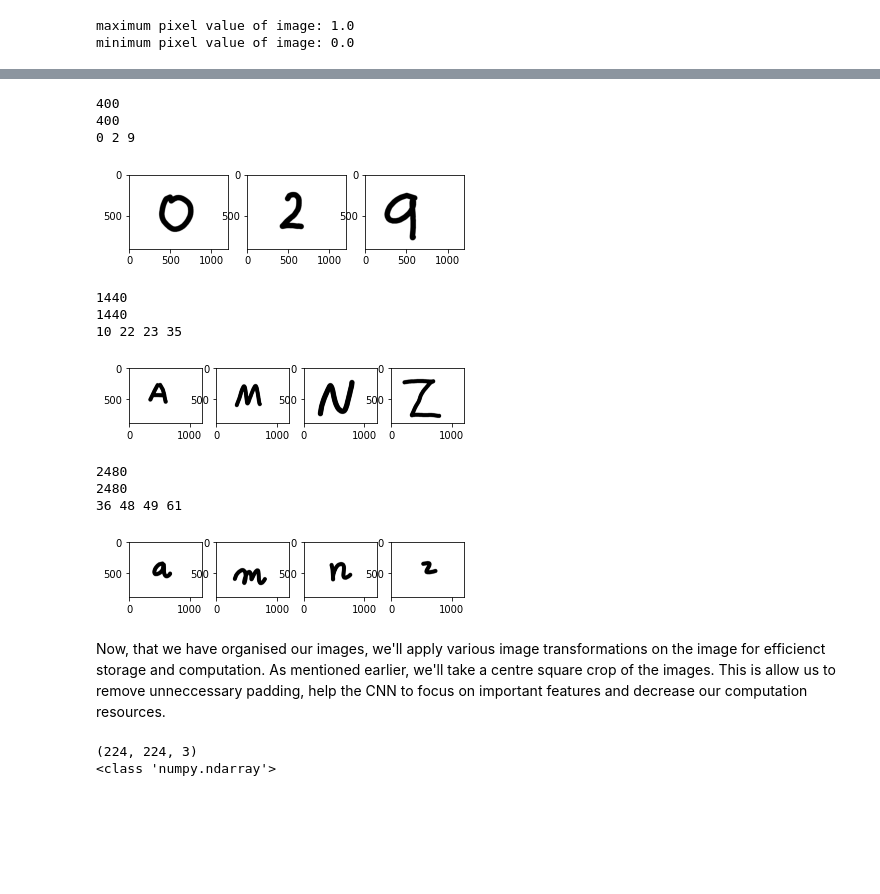
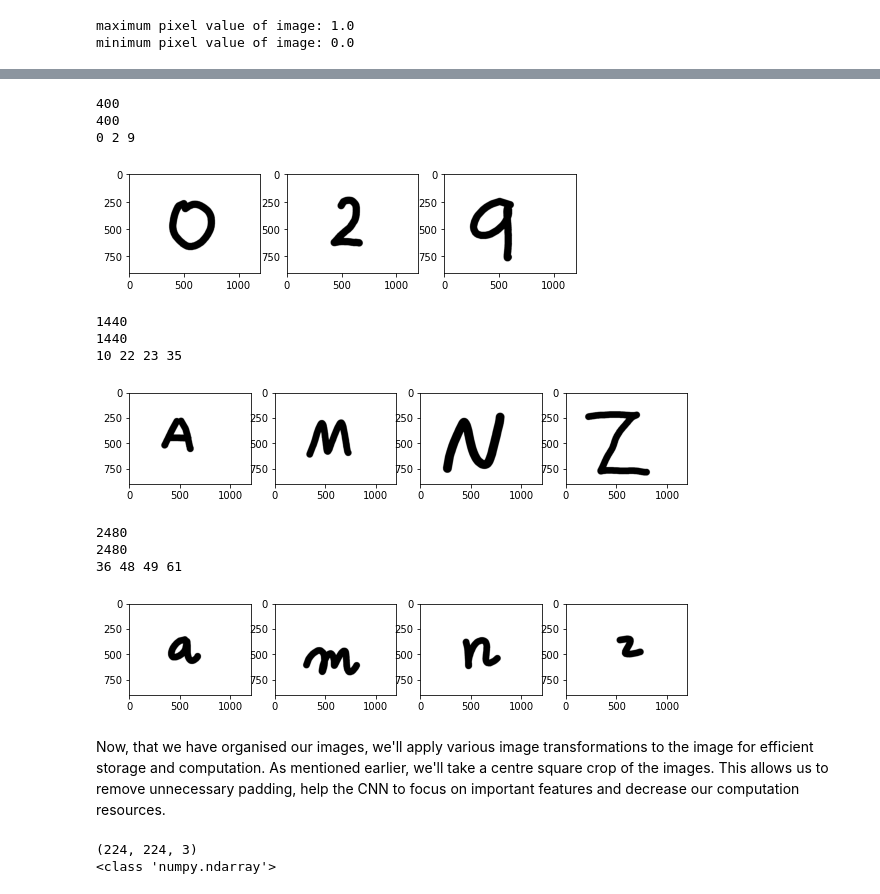
Before and after one commit to manohar2000/MIDAS_Challenge, a Jupyter notebook: part-1.ipynb, the cells around one changed output, grey strips where cells are left out. Drawn from its saved outputs; the diff is of its cells as text; code cells hidden in the pictures; blank space fills up the shorter version.

```diff
--- a/part-1.ipynb
+++ b/part-1.ipynb
@@ -12,7 +12,7 @@ import cv2
 # %%
 # checking the count of images present in the dataset
 total_images = 0
-root_dir = "/kaggle/input/dataset-1/train"
+root_dir = "../input/dataset1/train"
 for i in os.listdir(root_dir):
     print("Total no. of images present in",i,"are:",len(os.listdir(root_dir+"/"+i)))
     total_images+=len(os.listdir(root_dir+"/"+i))
@@ -138,24 +128,26 @@ for i in sorted(os.listdir(root_dir)):
 # %%
 # sanity check
 print(len(X))
 print(len(y))
+
+plt.figure(figsize = (8, 2))
 
 plt.subplot(1,3,1)
 plt.imshow(X[0])
 
 plt.subplot(1,3,2)
 plt.imshow(X[80])
 
 plt.subplot(1,3,3)
 plt.imshow(X[399])
 
 
 print(y[0],y[80],y[399])
 # %% [output]
 400
 400
 0 2 9
-[figure, old version]
+[figure, new version]
 # %%
 # storing upper case alphabets (A-Z)
 count = 65  #ascii value of A. We'll go till 90 i.e ascii value of Z
@@ -182,12 +174,16 @@ for i in sorted(os.listdir(root_dir))[23:]: #accessing folder after Sample010 i.
 # sanity check
 print(len(X))
 print(len(y))
+
+plt.figure(figsize = (10, 2))
+
 
 plt.subplot(1,4,1)
 plt.imshow(X[401])
 
 plt.subplot(1,4,2)
 plt.imshow(X[880])
+
 
 plt.subplot(1,4,3)
 plt.imshow(X[959])
@@ -196,15 +192,12 @@ plt.imshow(X[959])
 plt.subplot(1,4,4)
 plt.imshow(X[1439])
 
-
-
-
 print(y[401],y[880], y[959],y[1439])
 # %% [output]
 1440
 1440
 10 22 23 35
-[figure, old version]
+[figure, new version]
 # %%
 # storing lower case alphabets (a-z)
 count = 97  #ascii value of A. We'll go till 122 i.e ascii value of z
@@ -233,6 +226,8 @@ for i in sorted(os.listdir(root_dir))[49:]: #accessing folder after Sample048 i.
 #sanity check
 print(len(X))
 print(len(y))
+
+plt.figure(figsize = (10, 2))
 
 plt.subplot(1,4,1)
 plt.imshow(X[1440])
@@ -248,17 +243,15 @@ plt.subplot(1,4,4)
 plt.imshow(X[2479])
 
 
-
-
 print(y[1440],y[1959], y[1960],y[2479])
 # %% [output]
 2480
 2480
 36 48 49 61
-[figure, old version]
+[figure, new version]
 # %% [markdown]
-Now, that we have organised our images, we'll apply various image transformations on the image for efficienct storage and computation.
-As mentioned earlier, we'll take a centre square crop of the images. This is allow us to remove unneccessary padding, help the CNN to focus on important features and decrease our computation resources.
+Now, that we have organised our images, we'll apply various image transformations to the image for efficient storage and computation.
+As mentioned earlier, we'll take a centre square crop of the images. This allows us to remove unnecessary padding, help the CNN to focus on important features and decrease our computation resources.
 # %%
 '''
 For testing applying the above mentioned transformations to a single image
```
Also changed, not shown: parts of 19 cells of this notebook, 2 other files.
